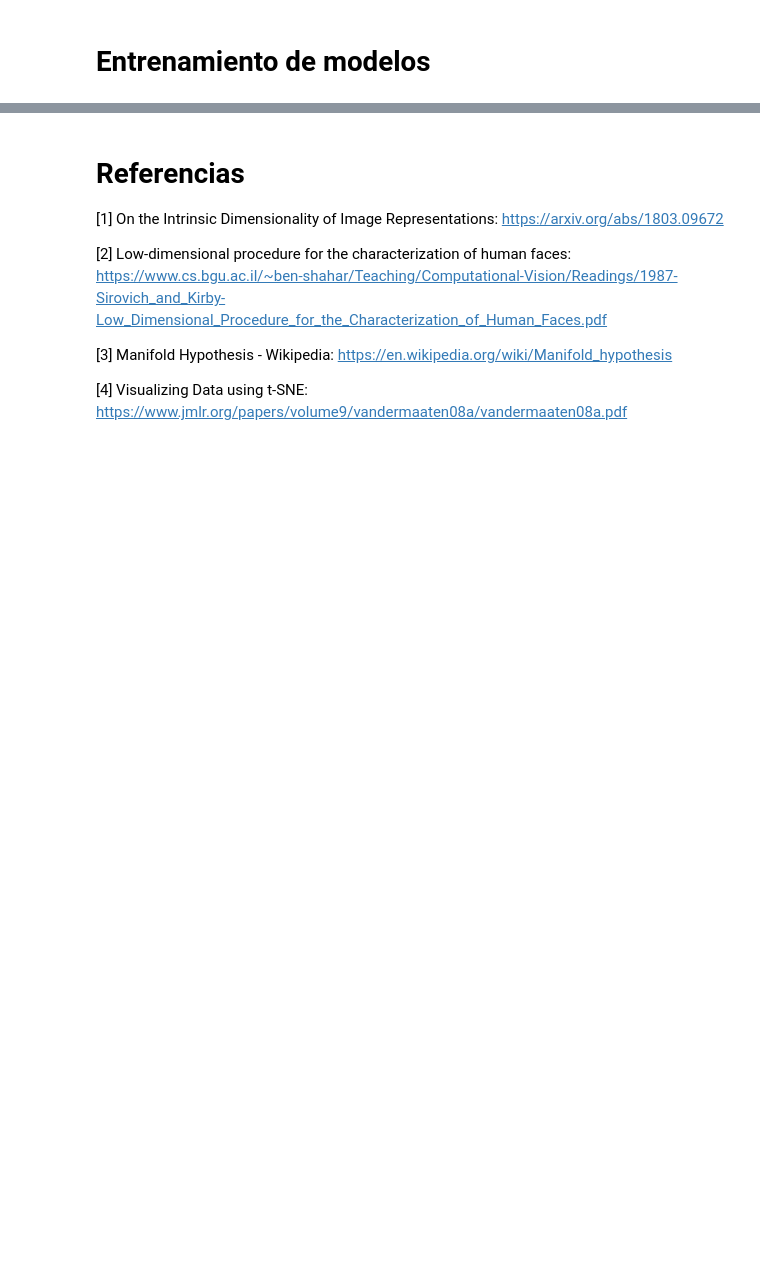
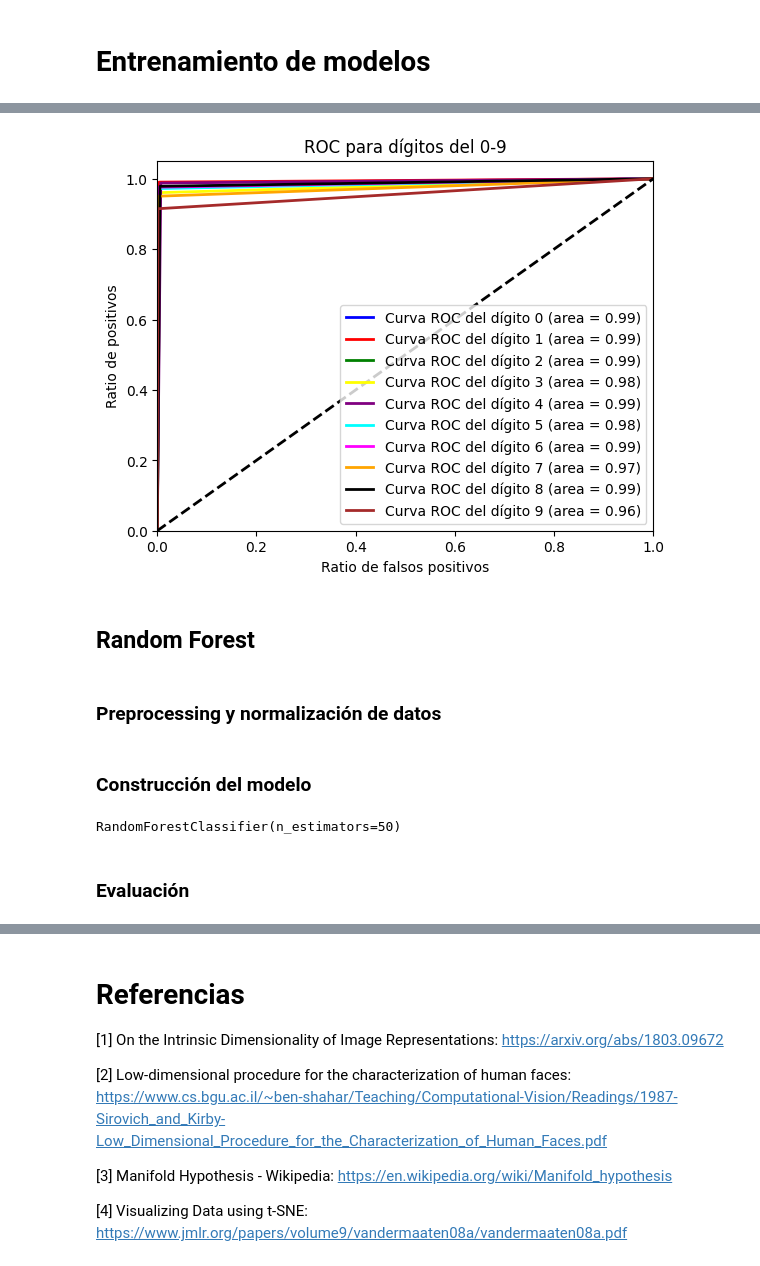
Before and after one commit to milton-lopez/analisis_d, a Jupyter notebook: src/AdD_a14_GRUPO_LOPEZ.ipynb, the cells around one changed output, grey strips where cells are left out. Drawn from its saved outputs; the diff is of its cells as text; code cells hidden in the pictures; blank space fills up the shorter version.

```diff
--- a/src/AdD_a14_GRUPO_LOPEZ.ipynb
+++ b/src/AdD_a14_GRUPO_LOPEZ.ipynb
@@ -785,0 +976,53 @@ cuenta como cada preparación afecta a los distintos modelos.
+# %%
+from sklearn.metrics import roc_curve, auc
+from sklearn.preprocessing import label_binarize
+from itertools import cycle
+
+y_test_bin = label_binarize(all_labels, classes=[0, 1, 2, 3, 4, 5, 6, 7, 8, 9])
+y_pred_bin = label_binarize(all_preds, classes=[0, 1, 2, 3, 4, 5, 6, 7, 8, 9])
+
+fpr = dict()
+tpr = dict()
+roc_auc = dict()
+n_classes = 10
+for i in range(n_classes):
+    fpr[i], tpr[i], _ = roc_curve(y_test_bin[:, i], y_pred_bin[:, i])
+    roc_auc[i] = auc(fpr[i], tpr[i])
+
+colors = cycle(
+    [
+        "blue",
+        "red",
+        "green",
+        "yellow",
+        "purple",
+        "cyan",
+        "magenta",
+        "orange",
+        "black",
+        "brown",
+    ]
+)
+for i, color in zip(range(n_classes), colors):
+    plt.plot(
+        fpr[i],
+        tpr[i],
+        color=color,
+        lw=2,
+        label="Curva ROC del dígito {0} (area = {1:0.2f})" "".format(i, roc_auc[i]),
+    )
+
+plt.plot([0, 1], [0, 1], "k--", lw=2)
+plt.xlim([0.0, 1.0])
+plt.ylim([0.0, 1.05])
+plt.xlabel("Ratio de falsos positivos")
+plt.ylabel("Ratio de positivos")
+plt.title("ROC para dígitos del 0-9")
+plt.legend(loc="lower right")
+plt.show()
+# %% [output]
+[figure, added]
+# %% [markdown]
+## Random Forest
+# %% [markdown]
+### Preprocessing y normalización de datos
@@ -785,0 +1045,11 @@ cuenta como cada preparación afecta a los distintos modelos.
+# %% [markdown]
+### Construcción del modelo
+# %%
+from sklearn.ensemble import RandomForestClassifier
+
+rf = RandomForestClassifier(n_estimators=50)
+rf.fit(X_train, y_train)
+# %% [output]
+RandomForestClassifier(n_estimators=50)
+# %% [markdown]
+### Evaluación
```
Also changed, not shown: parts of 40 cells of this notebook, 10 other files.
